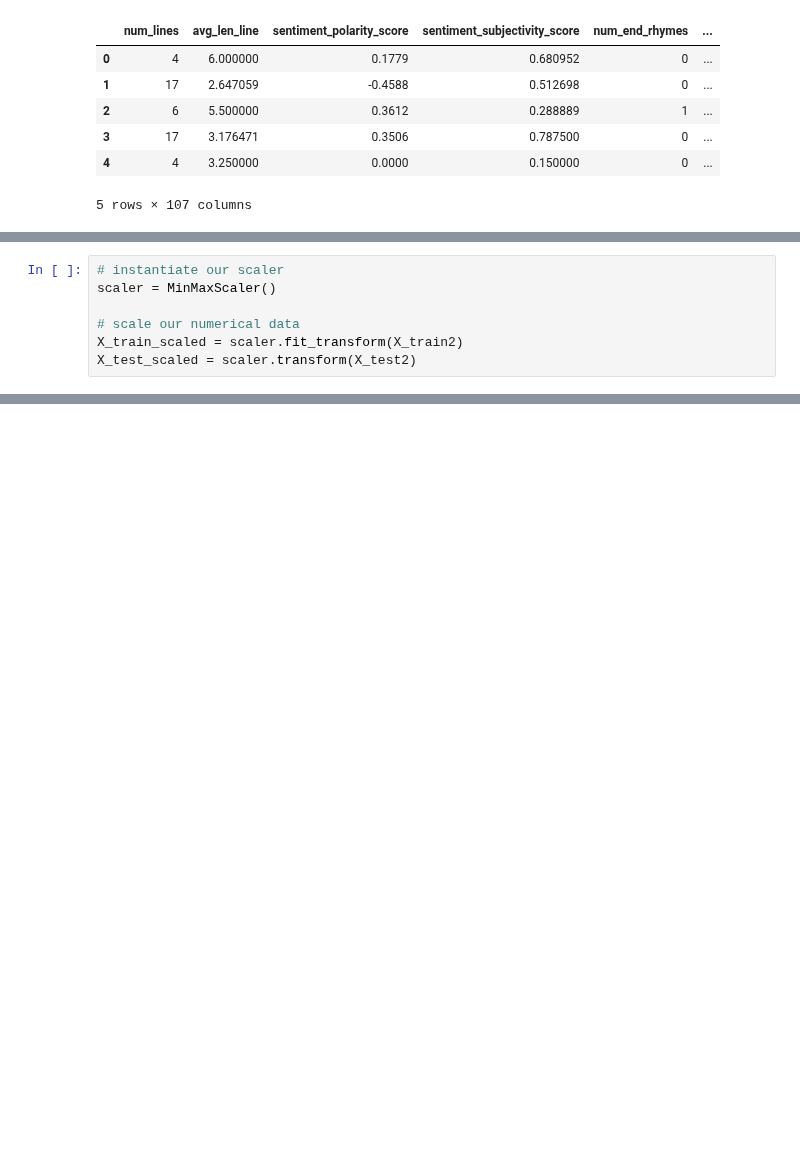
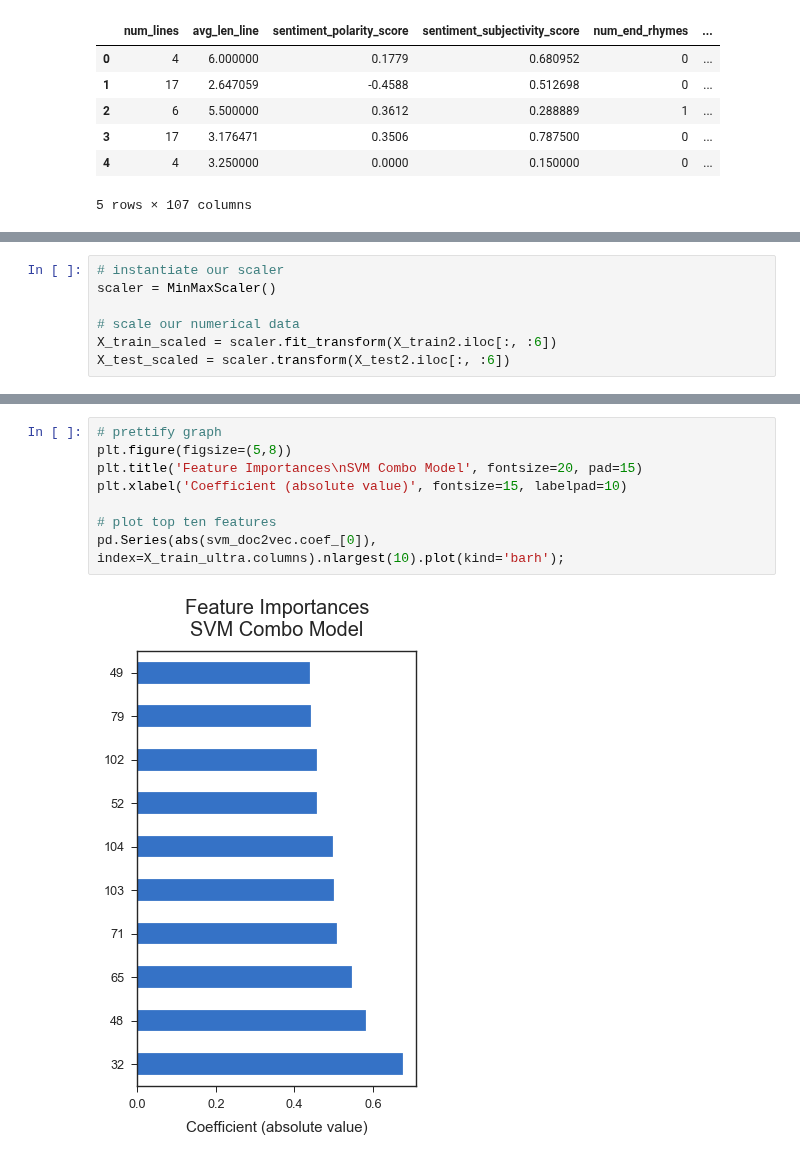
Before and after one commit to p-szymo/poetry_genre_classifier, a Jupyter notebook: 03_modeling_notebook-ALL-GENRES.ipynb, the cells around one changed output, grey strips where cells are left out. Drawn from its saved outputs; the diff is of its cells as text; blank space fills up the shorter version.

```diff
--- a/03_modeling_notebook-ALL-GENRES.ipynb
+++ b/03_modeling_notebook-ALL-GENRES.ipynb
@@ -1110,5 +1154,5 @@ X2.head()
 scaler = MinMaxScaler()
 
 # scale our numerical data
-X_train_scaled = scaler.fit_transform(X_train2)
-X_test_scaled = scaler.transform(X_test2)
+X_train_scaled = scaler.fit_transform(X_train2.iloc[:, :6])
+X_test_scaled = scaler.transform(X_test2.iloc[:, :6])
@@ -1223,3 +1246,13 @@ X_test_scaled = scaler.transform(X_test3)
+# %%
+# prettify graph
+plt.figure(figsize=(5,8))
+plt.title('Feature Importances\nSVM Combo Model', fontsize=20, pad=15)
+plt.xlabel('Coefficient (absolute value)', fontsize=15, labelpad=10)
+
+# plot top ten features
+pd.Series(abs(svm_doc2vec.coef_[0]), index=X_train_ultra.columns).nlargest(10).plot(kind='barh');
+# %% [output]
+[figure, added]
 # %%
 %%time
 
```
Also changed, not shown: parts of 25 cells of this notebook, 3 other files.
